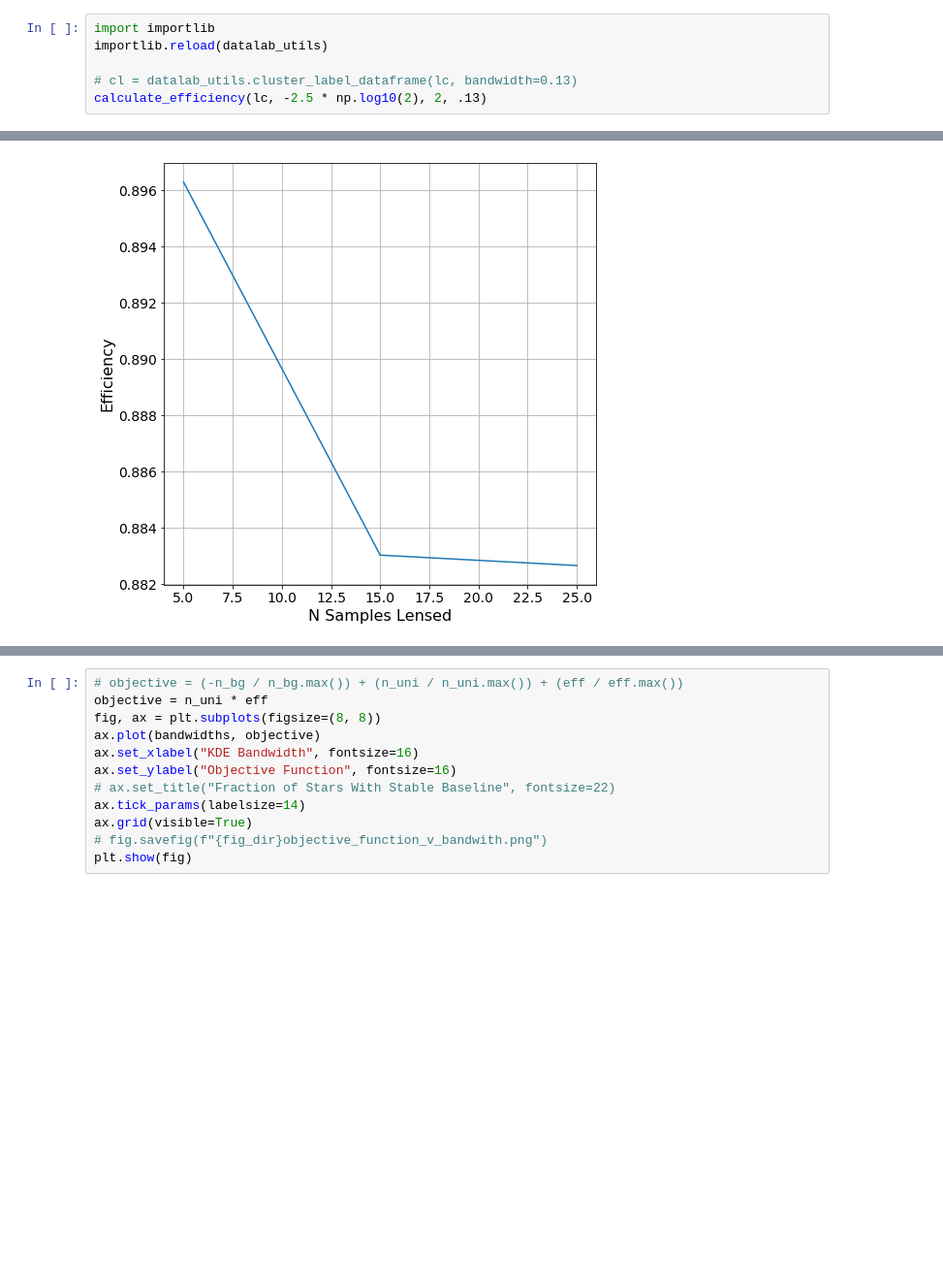
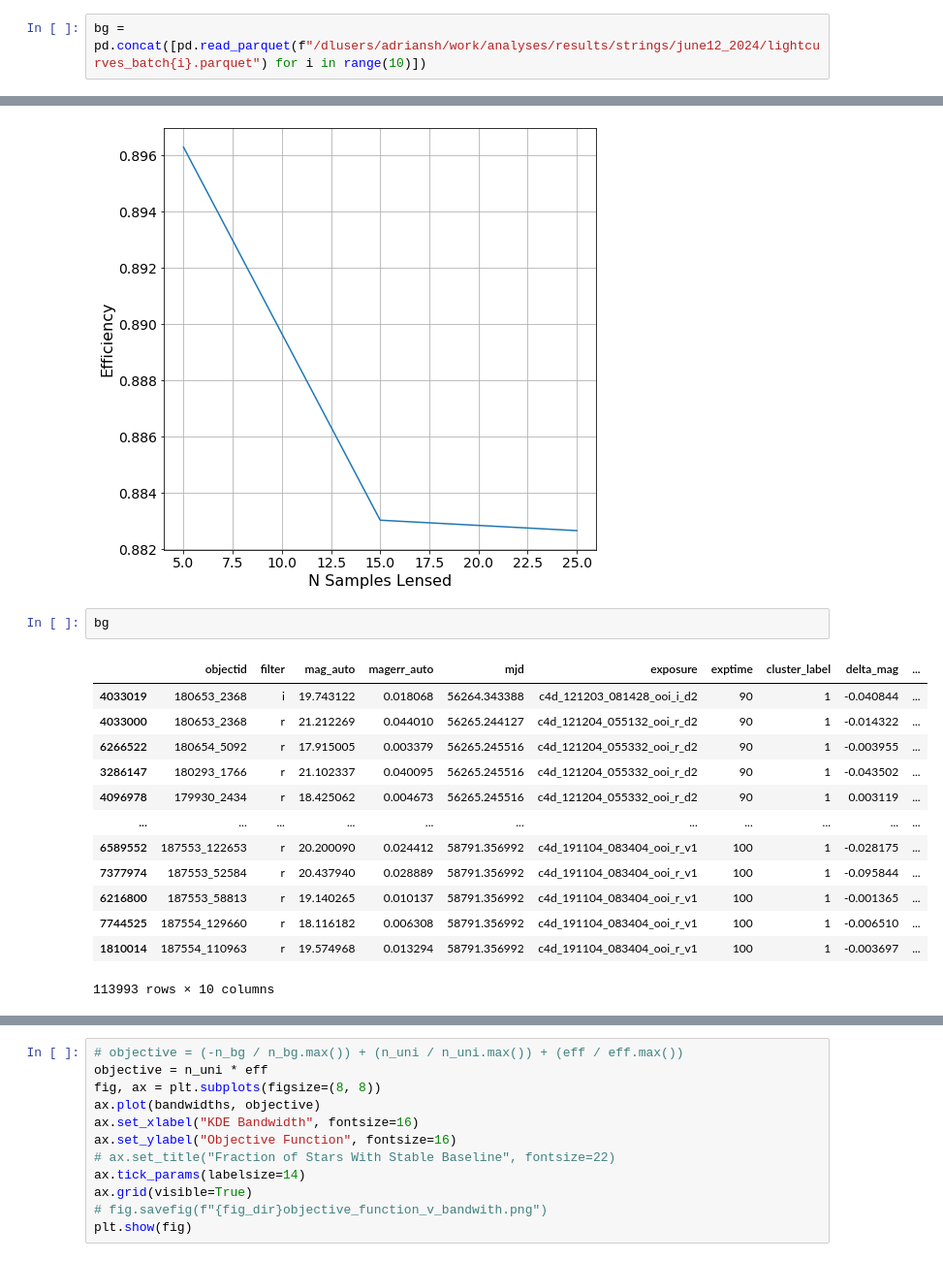
Before and after one commit to adriansh95/StringMicrolensing, a Jupyter notebook: inject_signal_nsc.ipynb, the cells around one changed output, grey strips where cells are left out. Shown at 97% size. Drawn from its saved outputs; the diff is of its cells as text; blank space fills up the shorter version.

```diff
--- a/inject_signal_nsc.ipynb
+++ b/inject_signal_nsc.ipynb
@@ -124,6 +191,2 @@ lc.sort_values(by="mjd", inplace=True)
 # %%
-import importlib
-importlib.reload(datalab_utils)
-
-# cl = datalab_utils.cluster_label_dataframe(lc, bandwidth=0.13)
-calculate_efficiency(lc, -2.5 * np.log10(2), 2, .13)
+bg = pd.concat([pd.read_parquet(f"/dlusers/adriansh/work/analyses/results/strings/june12_2024/lightcurves_batch{i}.parquet") for i in range(10)])
@@ -144,6 +205,22 @@ fig.savefig(f"{fig_dir}efficiency_v_n_lensed.png")
 plt.show(fig)
 # %% [output]
 [figure]
+# %%
+bg
+# %% [output]
+|  | objectid | filter | mag_auto | magerr_auto | mjd | exposure | exptime | cluster_label | delta_mag | ... |
+| 4033019 | 180653_2368 | i | 19.743122 | 0.018068 | 56264.343388 | c4d_121203_081428_ooi_i_d2 | 90 | 1 | -0.040844 | ... |
+| 4033000 | 180653_2368 | r | 21.212269 | 0.044010 | 56265.244127 | c4d_121204_055132_ooi_r_d2 | 90 | 1 | -0.014322 | ... |
+| 6266522 | 180654_5092 | r | 17.915005 | 0.003379 | 56265.245516 | c4d_121204_055332_ooi_r_d2 | 90 | 1 | -0.003955 | ... |
+| 3286147 | 180293_1766 | r | 21.102337 | 0.040095 | 56265.245516 | c4d_121204_055332_ooi_r_d2 | 90 | 1 | -0.043502 | ... |
+| 4096978 | 179930_2434 | r | 18.425062 | 0.004673 | 56265.245516 | c4d_121204_055332_ooi_r_d2 | 90 | 1 | 0.003119 | ... |
+| ... | ... | ... | ... | ... | ... | ... | ... | ... | ... | ... |
+| 6589552 | 187553_122653 | r | 20.200090 | 0.024412 | 58791.356992 | c4d_191104_083404_ooi_r_v1 | 100 | 1 | -0.028175 | ... |
+| 7377974 | 187553_52584 | r | 20.437940 | 0.028889 | 58791.356992 | c4d_191104_083404_ooi_r_v1 | 100 | 1 | -0.095844 | ... |
+| 6216800 | 187553_58813 | r | 19.140265 | 0.010137 | 58791.356992 | c4d_191104_083404_ooi_r_v1 | 100 | 1 | -0.001365 | ... |
+| 7744525 | 187554_129660 | r | 18.116182 | 0.006308 | 58791.356992 | c4d_191104_083404_ooi_r_v1 | 100 | 1 | -0.006510 | ... |
+| 1810014 | 187554_110963 | r | 19.574968 | 0.013294 | 58791.356992 | c4d_191104_083404_ooi_r_v1 | 100 | 1 | -0.003697 | ... |
+113993 rows × 10 columns
 # %%
 bandwidths = np.arange(0.05, 0.15, 0.01)
 n_bg = np.zeros(bandwidths.shape)
```
Also changed, not shown: parts of 6 cells of this notebook, 1 other file.
